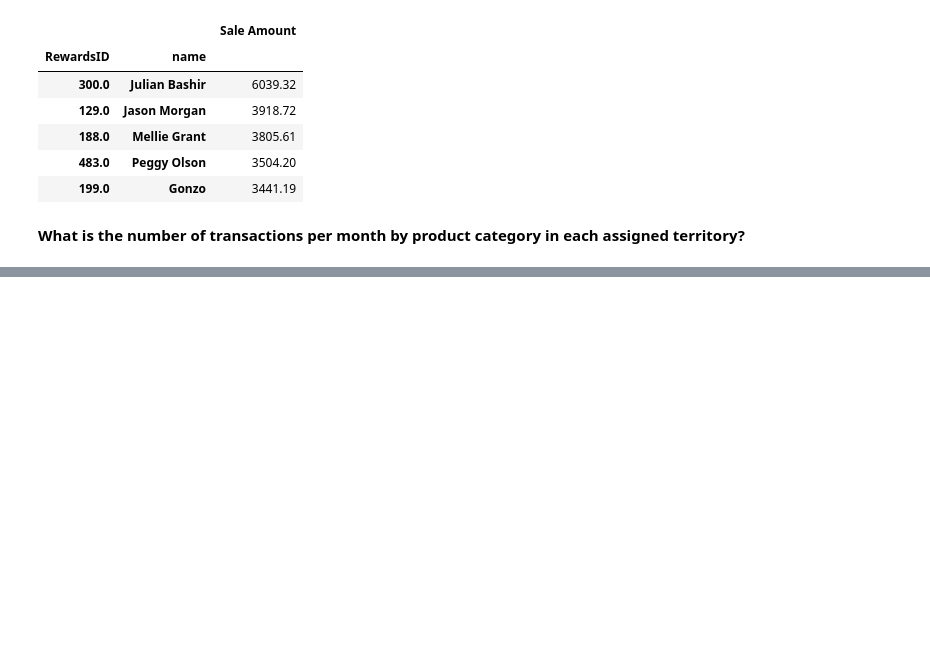
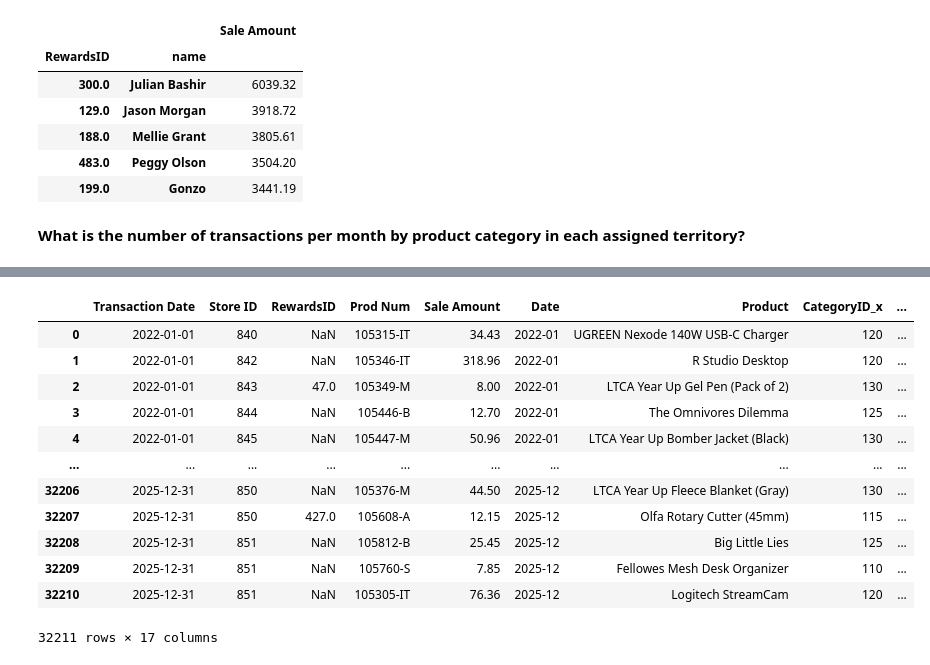
Before and after one commit to ktran-dot1/Capstone_2, a Jupyter notebook: Tran__sales_analysis.ipynb, the cells around one changed output, grey strips where cells are left out. Drawn from its saved outputs; the diff is of its cells as text; code cells hidden in the pictures; blank space fills up the shorter version.

```diff
--- a/Tran__sales_analysis.ipynb
+++ b/Tran__sales_analysis.ipynb
@@ -479,0 +481,20 @@ ct_transactions
+# %%
+# Total number of transaction by product category in New York
+ny_prod_sales = ny_sales.merge(products, on="Prod Num")
+
+ny_prod_sales = ny_prod_sales.merge(prod_categories, on="SubcategoryID").merge(store_detail, on="Store ID")
+ny_prod_sales
+# %% [output]
+|  | Transaction Date | Store ID | RewardsID | Prod Num | Sale Amount | Date | Product | CategoryID_x | ... |
+| 0 | 2022-01-01 | 840 | NaN | 105315-IT | 34.43 | 2022-01 | UGREEN Nexode 140W USB-C Charger | 120 | ... |
+| 1 | 2022-01-01 | 842 | NaN | 105346-IT | 318.96 | 2022-01 | R Studio Desktop | 120 | ... |
+| 2 | 2022-01-01 | 843 | 47.0 | 105349-M | 8.00 | 2022-01 | LTCA Year Up Gel Pen (Pack of 2) | 130 | ... |
+| 3 | 2022-01-01 | 844 | NaN | 105446-B | 12.70 | 2022-01 | The Omnivores Dilemma | 125 | ... |
+| 4 | 2022-01-01 | 845 | NaN | 105447-M | 50.96 | 2022-01 | LTCA Year Up Bomber Jacket (Black) | 130 | ... |
+| ... | ... | ... | ... | ... | ... | ... | ... | ... | ... |
+| 32206 | 2025-12-31 | 850 | NaN | 105376-M | 44.50 | 2025-12 | LTCA Year Up Fleece Blanket (Gray) | 130 | ... |
+| 32207 | 2025-12-31 | 850 | 427.0 | 105608-A | 12.15 | 2025-12 | Olfa Rotary Cutter (45mm) | 115 | ... |
+| 32208 | 2025-12-31 | 851 | NaN | 105812-B | 25.45 | 2025-12 | Big Little Lies | 125 | ... |
+| 32209 | 2025-12-31 | 851 | NaN | 105760-S | 7.85 | 2025-12 | Fellowes Mesh Desk Organizer | 110 | ... |
+| 32210 | 2025-12-31 | 851 | NaN | 105305-IT | 76.36 | 2025-12 | Logitech StreamCam | 120 | ... |
+32211 rows × 17 columns
```
Also changed, not shown: parts of 13 cells of this notebook.
